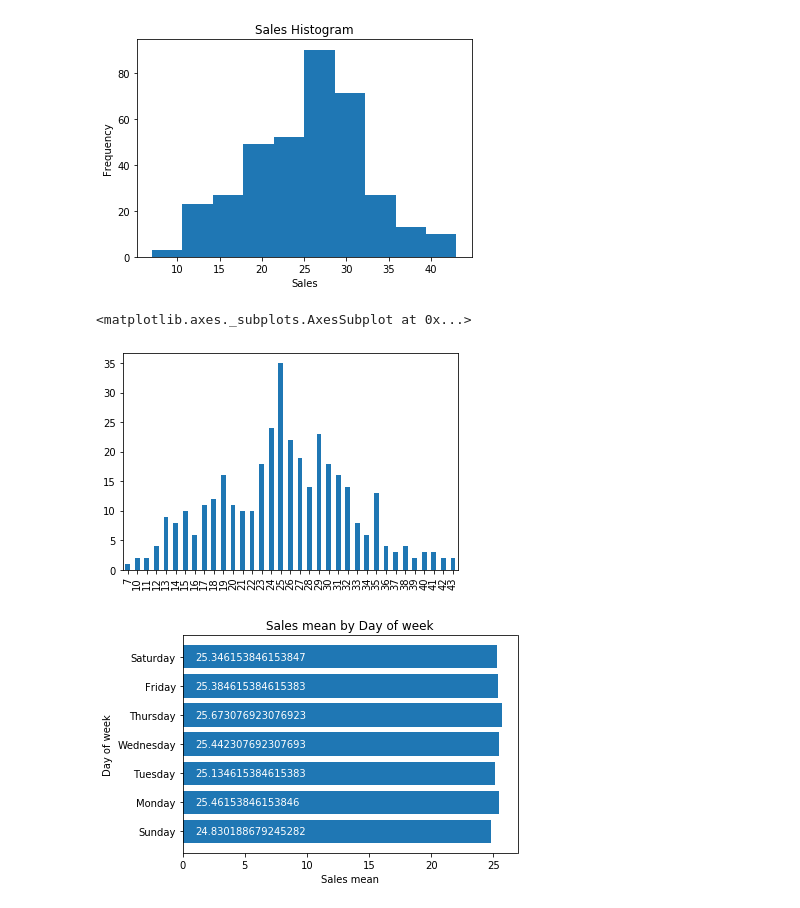
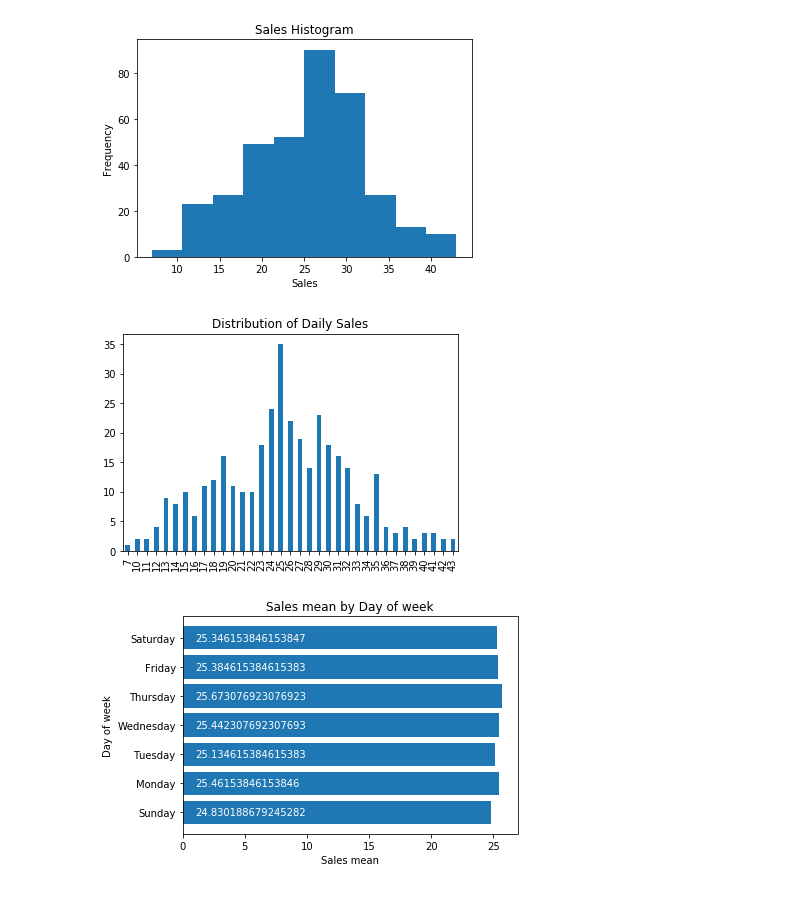
Before and after one commit to peterthorsteinson/MyCourses, a Jupyter notebook: MyPythonCourse_Jupyter/microsoft_data_science_bootcamp_module_1.ipynb, the cells around one changed output. Cells and saved outputs as stored; diff of their text form; code cells hidden in the pictures.

```diff
--- a/MyPythonCourse_Jupyter/microsoft_data_science_bootcamp_module_1.ipynb
+++ b/MyPythonCourse_Jupyter/microsoft_data_science_bootcamp_module_1.ipynb
@@ -125,12 +370,13 @@ plt.show()
 [figure]
 # %%
 # distribution of daily sales
+plt.title('Distribution of Daily Sales')
 value_counts = df['Sales'].value_counts()       # return a Series containing unique values and their associated counts
 sorted_value_counts = value_counts.sort_index() # sort the value counts series in ascending order of value counts
 sorted_value_counts.plot.bar()                  # plot the sorted value count Series as a bar plot using matplotlib
+plt.show()
 # %% [output]
-<matplotlib.axes._subplots.AxesSubplot at 0x...>
-[figure, old version]
+[figure, new version]
 # %%
 sales_by_day_of_week = [
     df.loc[df.Day == 'Sunday'].Sales.mean(),
```
Also changed, not shown: parts of 12 cells of this notebook, 2 other files.
